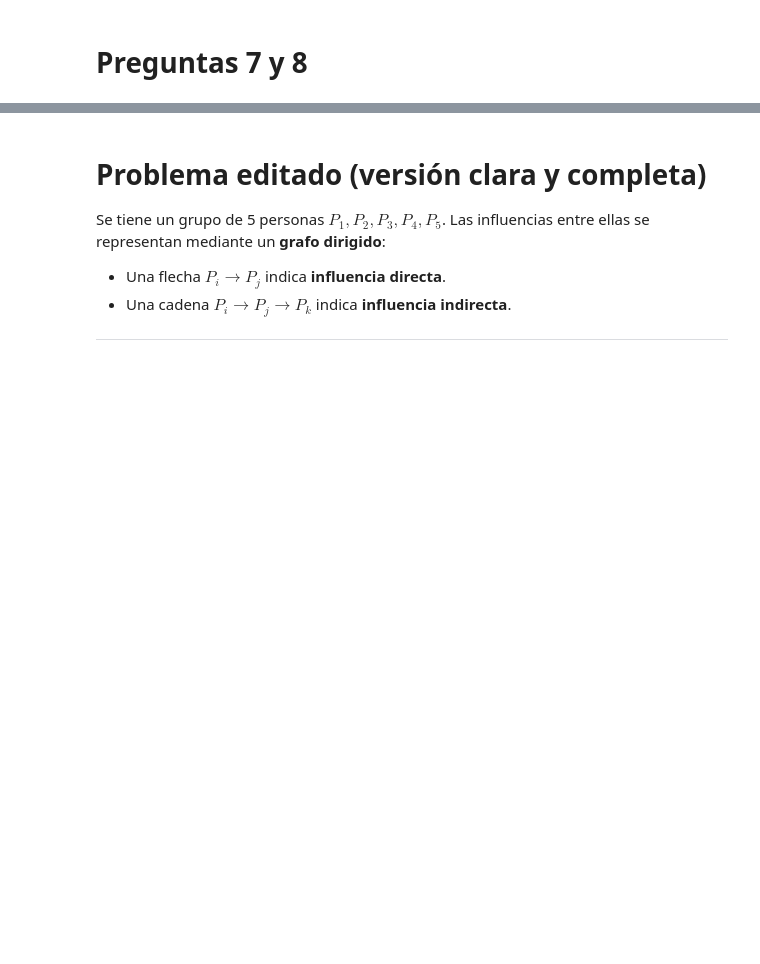
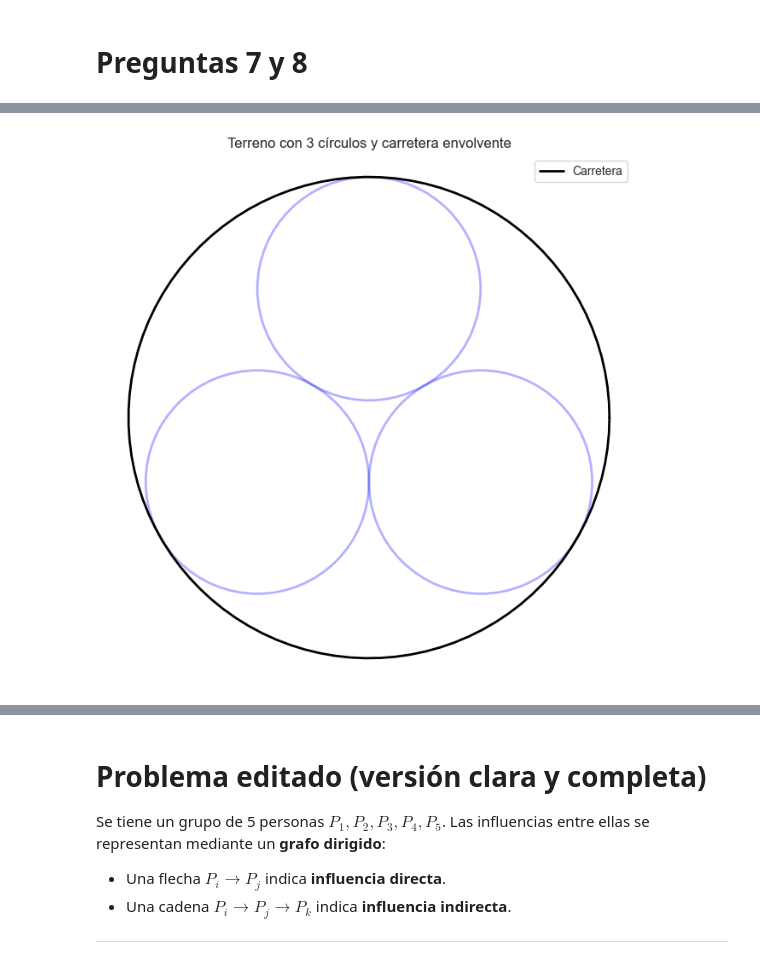
Before and after one commit to marco-canas/camino-udea, a Jupyter notebook: 6_razonamiento_geometrico/clase_16_analisis_graficos_y_simulacro_final/clase_16_analisis_graficos.ipynb, the cells around one changed output, grey strips where cells are left out. Cells and saved outputs as stored; diff of their text form; code cells hidden in the pictures; blank space fills up the shorter version.

```diff
--- a/6_razonamiento_geometrico/clase_16_analisis_graficos_y_simulacro_final/clase_16_analisis_graficos.ipynb
+++ b/6_razonamiento_geometrico/clase_16_analisis_graficos_y_simulacro_final/clase_16_analisis_graficos.ipynb
@@ -707,0 +403,40 @@ plt.show()
+# %%
+import matplotlib.pyplot as plt
+import numpy as np
+
+# Parámetros
+r = 1.0
+centers = [
+    (0, 0),
+    (2*r, 0),
+    (r, np.sqrt(3)*r)
+]
+
+# Función para dibujar círculo
+def draw_circle(center, r, color='blue', alpha=0.3):
+    circle = plt.Circle(center, r, color=color, fill=False, alpha=alpha, lw=2)
+    plt.gca().add_patch(circle)
+
+plt.figure(figsize=(8, 8))
+for c in centers:
+    draw_circle(c, r)
+
+# Carretera: curva cerrada tangente a los tres círculos
+# Una forma simple: una curva de Bézier o un círculo grande que los envuelva
+# Aquí hacemos un círculo grande centrado en el centro del triángulo
+centroid = (r, r / np.sqrt(3))
+R_env = np.linalg.norm(np.array(centers[0]) - np.array(centroid)) + r
+
+theta = np.linspace(0, 2*np.pi, 100)
+x_env = centroid[0] + R_env * np.cos(theta)
+y_env = centroid[1] + R_env * np.sin(theta)
+plt.plot(x_env, y_env, 'k-', lw=2, label='Carretera')
+
+plt.axis('equal')
+plt.grid(False)
+plt.axis('off')
+plt.legend()
+plt.title("Terreno con 3 círculos y carretera envolvente")
+plt.show()
+# %% [output]
+[figure, added]
```
Also changed, not shown: parts of 34 cells of this notebook, 3 other files.
